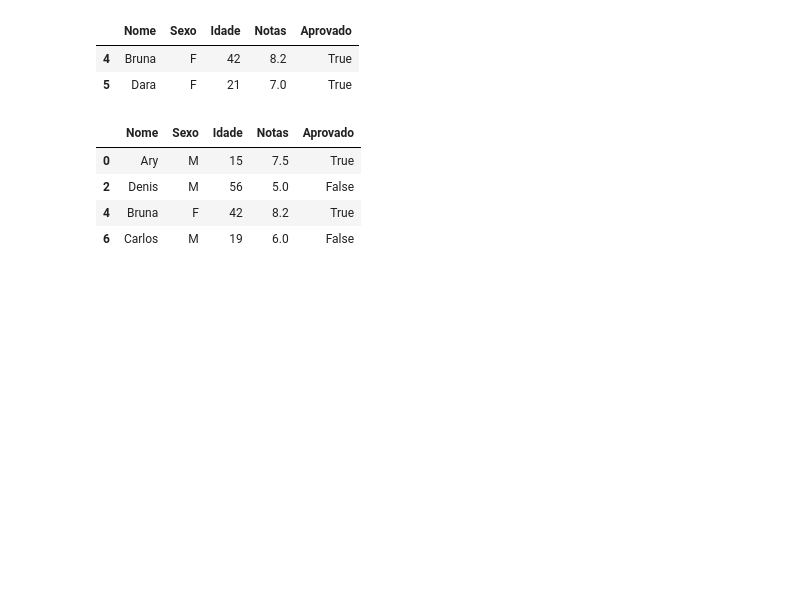
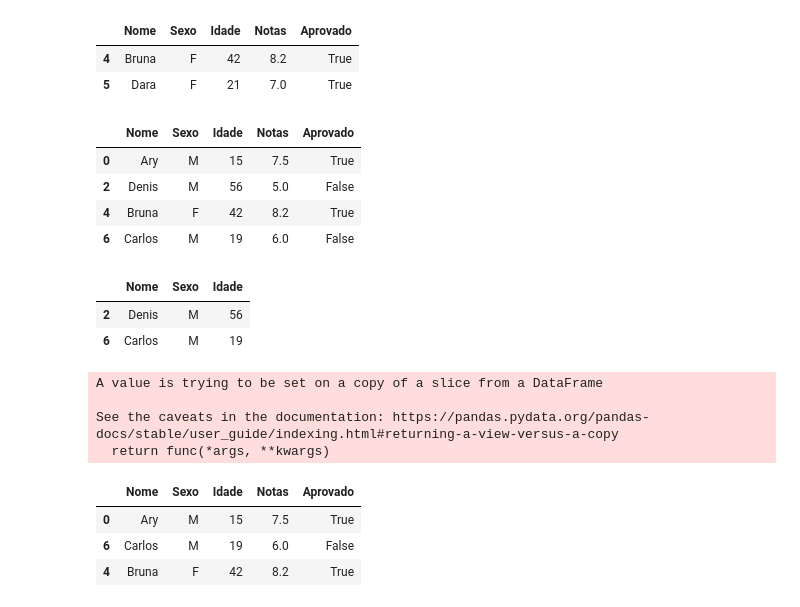
Before and after one commit to cglima/alura-python-pandas-tratando-e-analisando-dados, a Jupyter notebook: notebook/selecoes-e-frequencias.ipynb, the cells around one changed output. Cells and saved outputs as stored; diff of their text form; code cells hidden in the pictures; blank space fills up the shorter version.

```diff
--- a/notebook/selecoes-e-frequencias.ipynb
+++ b/notebook/selecoes-e-frequencias.ipynb
@@ -170,3 +170,24 @@ alunos
 | 2 | Denis | M | 56 | 5.0 | False |
 | 4 | Bruna | F | 42 | 8.2 | True |
 | 6 | Carlos | M | 19 | 6.0 | False |
+# %%
+selecao = alunos['Aprovado'] == False
+reprovados = alunos.loc[selecao,['Nome', 'Sexo', 'Idade']]
+reprovados
+# %% [output]
+|  | Nome | Sexo | Idade |
+| 2 | Denis | M | 56 |
+| 6 | Carlos | M | 19 |
+# %%
+
+alunos.sort_values(by = ['Idade'], inplace = True)
+alunos.iloc[1:3]
+# %% [output]
+A value is trying to be set on a copy of a slice from a DataFrame
+
+See the caveats in the documentation: https://pandas.pydata.org/pandas-docs/stable/user_guide/indexing.html#returning-a-view-versus-a-copy
+  return func(*args, **kwargs)
+|  | Nome | Sexo | Idade | Notas | Aprovado |
+| 0 | Ary | M | 15 | 7.5 | True |
+| 6 | Carlos | M | 19 | 6.0 | False |
+| 4 | Bruna | F | 42 | 8.2 | True |
```
